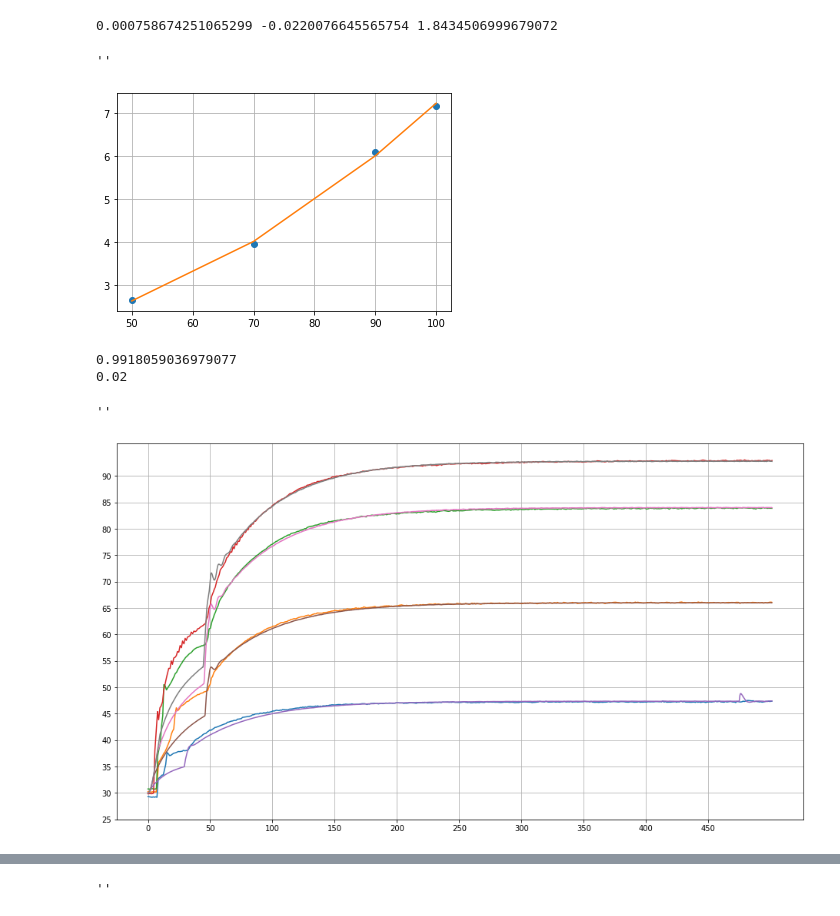
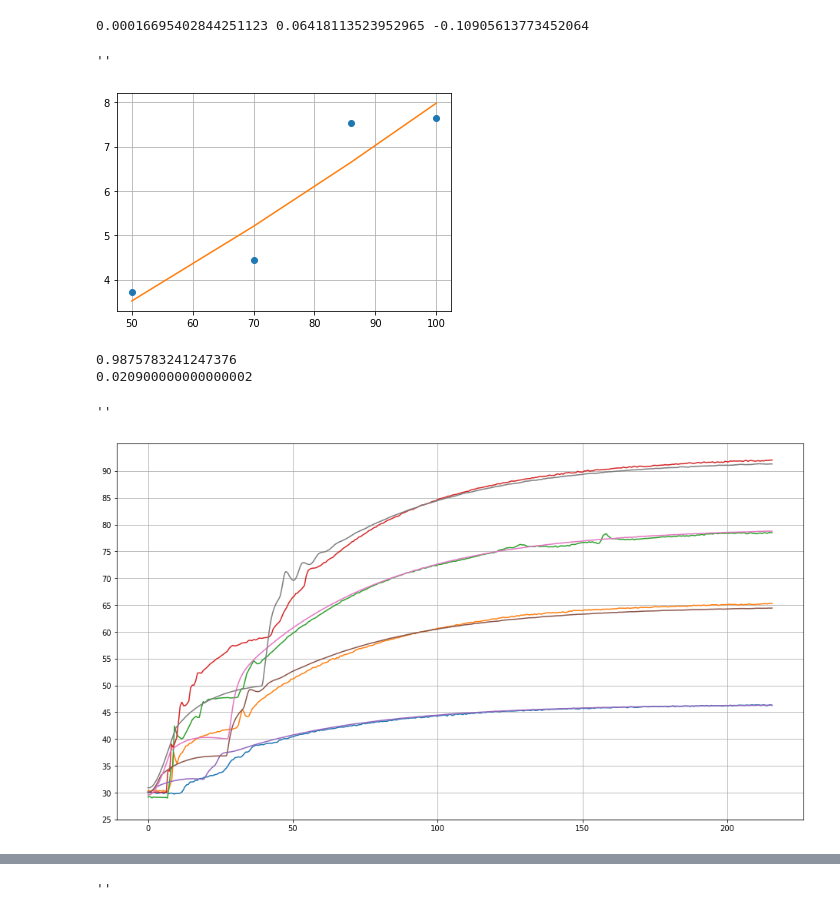
Before and after one commit to joshlwhitehead/work, a Jupyter notebook: analysis/heat/dataqstuff/activityTempMod.ipynb, the cells around one changed output, grey strips where cells are left out. Saved outputs shown, nothing was run; the diff lists cells and outputs as text; code cells hidden in the pictures.

```diff
--- a/analysis/heat/dataqstuff/activityTempMod.ipynb
+++ b/analysis/heat/dataqstuff/activityTempMod.ipynb
@@ -12,10 +12,11 @@ import dataToVar as dat
 # b = dat.h70_noInsert
 # c = dat.h90_noInsert
 # d = dat.h100_noInsert
-a = dat.h50_insertD
-b = dat.h70_insertD
-c = dat.h90_insertD
-d = dat.h100_insertD
+
+a = dat.h50_insert
+b = dat.h70_insert
+c = dat.h90_insert
+d = dat.h100_insert
 
 
 # a = dat.h50_insertA
@@ -23,7 +24,7 @@ d = dat.h100_insertD
 # c = dat.h90_insertA
 # d = dat.h100_insertA
 
-shortest = min(len(a[1]),len(b[1]),len(c[1]),len(d[1]),len(a[2]),len(b[2]),len(c[2]),len(d[2]))
+shortest = min(len(a[1]),len(a[2]),len(b[1]),len(b[2]),len(c[1]),len(c[2]),len(d[1]),len(d[2]))
 # shortest = len(c[2])
 
 totalDat = [a,b,c,d]
@@ -47,9 +48,9 @@ for i in Ttherm:
 offFif = 50 - np.average(a[2][-50:])
 
 offSev = 70 - np.average(b[2][-50:])
-offNin = 90 - np.average(c[2][-50:])
+offNin = 86 - np.average(c[2][-50:])
 offOne = 100 - np.average(d[2][-50:])
-xx = np.array([50,70,90,100])
+xx = np.array([50,70,86,100])
 yy = np.array([offFif,offSev,offNin,offOne])
 
 aa,bb,cc = np.polyfit(xx,yy,2)                              #offset coeffs
@@ -61,9 +62,9 @@ print(aa,bb,cc)
 
 ;
 # %% [output]
-0.000758674251065299 -0.0220076645565754 1.8434506999679072
+0.00016695402844251123 0.06418113523952965 -0.10905613773452064
 ''
-[figure, old version]
+[figure, new version]
 # %%
 def r2(y,fit):
     st = sum((y-np.average(y))**2)
@@ -76,10 +77,11 @@ def r2(y,fit):
 
 def T(lam,Tset,time):
     offset = aa*Tset**2+bb*Tset+cc
-    return (-Tset+offset+30)*np.exp(-lam*time)+Tset-offset
+    return (-Tset+offset+Tset[0])*np.exp(-lam*time)+Tset-offset
 # def T(lam,Tset,time):
 #     offset = aa*Tset**2+bb*Tset+cc
-#     return (-Tset[-1]+offset+30)*np.exp(-lam*time)+Tset[-1]-offset
+#     return (-Tset[-1]+offset+Tset[0])*np.exp(-lam*time)+Tset[-1]-offset
+
 
 
 
@@ -91,7 +93,7 @@ for i in sampRaw:
 zlist = np.array(zlist)
 ###############################################################################################################################################################################################
 # %%
-tries = np.arange(0,.1,.01)
+tries = np.arange(0,.1,.0001)
 
 rr = {}
 for i in tries:
@@ -113,21 +115,21 @@ for i in tries:
 print(max(rr.keys()))
 print(rr[max(rr.keys())])
 # %% [output]
-0.9918059036979077
-0.02
+0.9875783241247376
+0.020900000000000002
 # %%
 plt.figure(figsize=(16,9))
 for i in range(len(sampRaw)):
     plt.plot(time[i],sampRaw[i])
 for i in range(len(totalDat)):
     plt.plot(time[i],T(rr[max(rr.keys())],Ttherm[i],time[i]))
     # plt.plot(time[i],T(.025,Ttherm[i],time[i]))
 plt.grid()
 plt.yticks(np.arange(25,95,5))
-plt.xticks(np.arange(0,500,50))
+# plt.xticks(np.arange(0,500,50))
 
 
 ;
 # %% [output]
 ''
-[figure, old version]
+[figure, new version]
```
Also changed, not shown: parts of 3 cells of this notebook, 51 other files.
